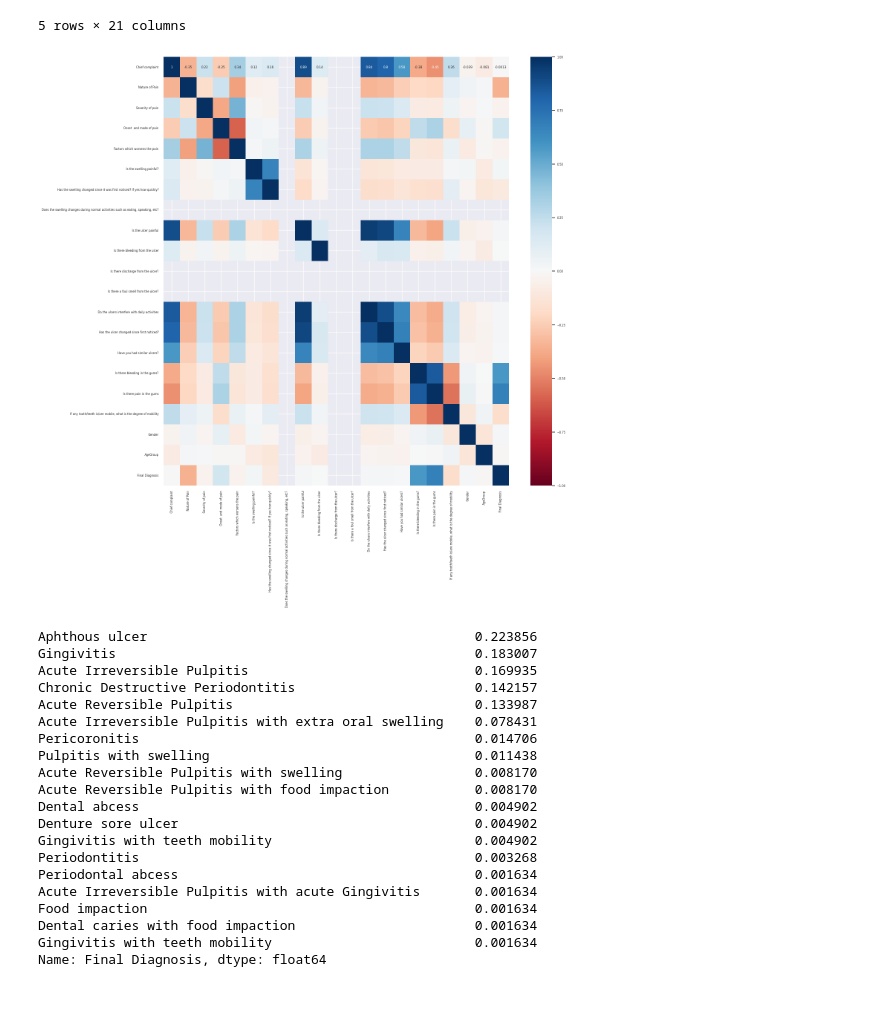
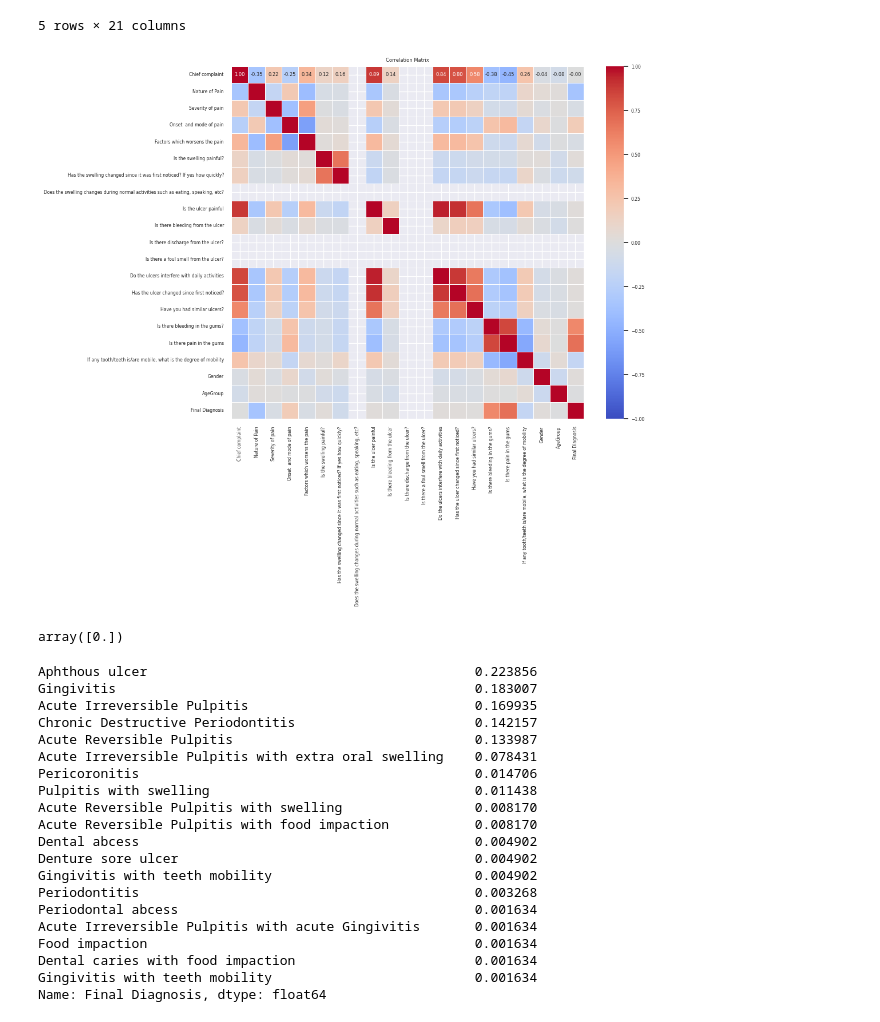
Before and after one commit to TheHuntsman4/EEML_Proposal, a Jupyter notebook: dentalEDA.ipynb, the cells around one changed output. Cells and saved outputs as stored; diff of their text form; code cells hidden in the pictures.

Commit message:
<feat>: [checks out features which are giving no correlation]

```diff
--- a/dentalEDA.ipynb
+++ b/dentalEDA.ipynb
@@ -239,12 +239,19 @@ df_encoded.head()
 | 3 | 1.0 | 4.0 | 4.0 | 1.0 | 2.0 | ... |
 | 4 | 2.0 | 0.0 | 3.0 | 0.0 | 4.0 | ... |
 5 rows × 21 columns
-# %%
-_, ax = plt.subplots(figsize=(15, 15))
-sns.heatmap(df_encoded.corr(), cmap='RdBu', vmin=-1, vmax=1, annot=True, ax=ax)
-plt.show()
-# %% [output]
-[figure, removed]
+# %%
+df_encoded_correlation=df_encoded.corr()
+# %%
+plt.figure(figsize=(10, 8))
+sns.heatmap(df_encoded_correlation, annot=True, cmap='coolwarm', vmin=-1, vmax=1, fmt=".2f", linewidths=.5, square=True)
+plt.title("Correlation Matrix")
+plt.show()
+# %% [output]
+[figure, added]
+# %%
+df_encoded['Does the swelling changes during normal activities such as eating, speaking, etc?'].unique()
+# %% [output]
+array([0.])
 # %%
 df['Final Diagnosis'].value_counts()/float(len(df))
 # %% [output]
```
